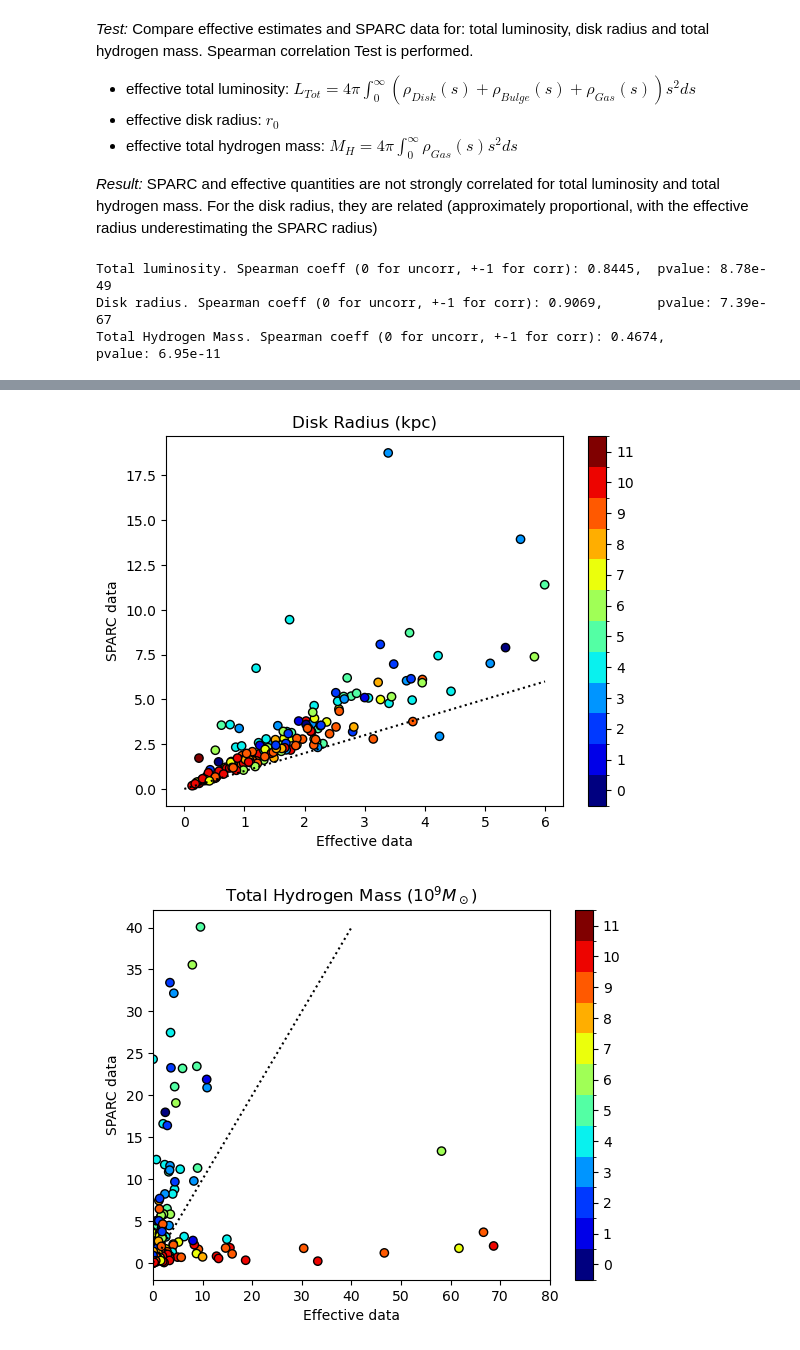
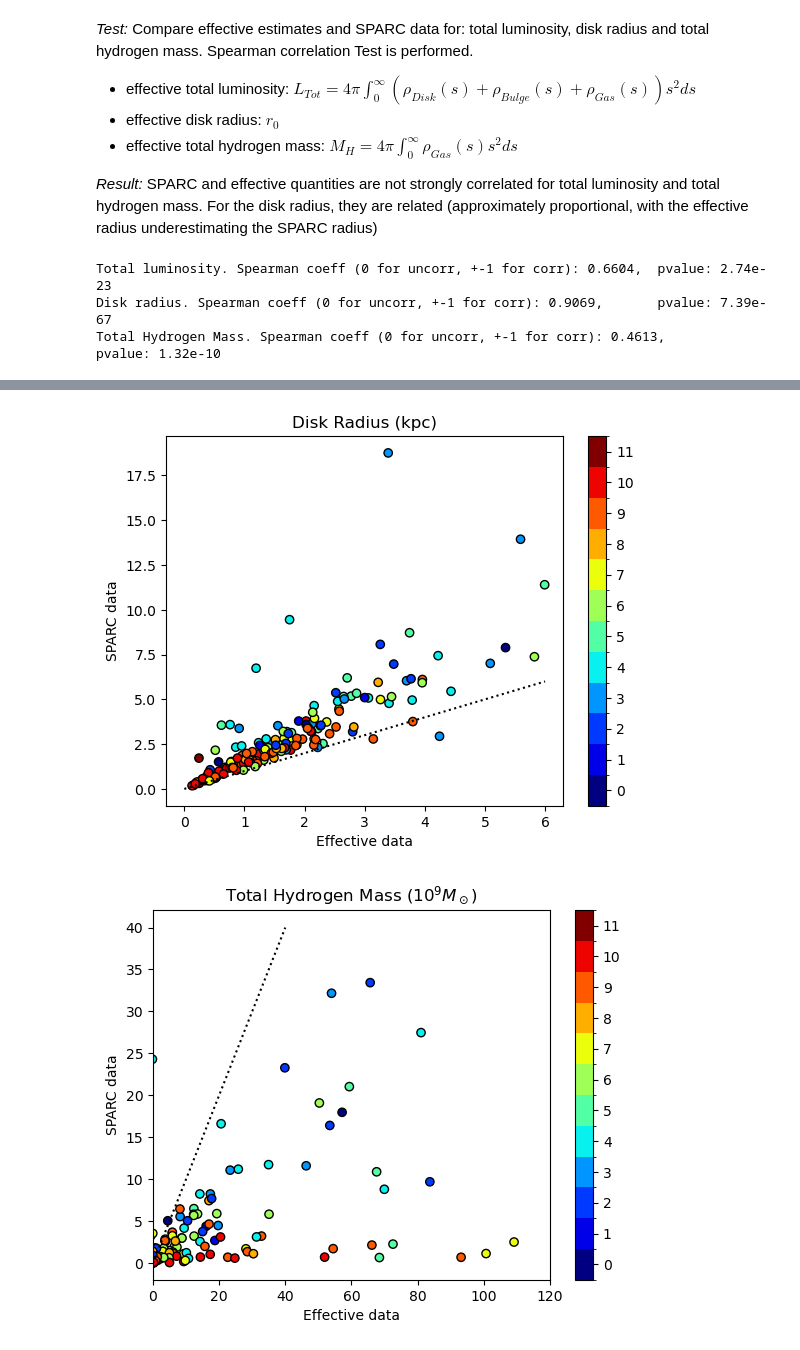
Before and after one commit to GaiaMarangon/PhD-SPARC_analysis, a Jupyter notebook: sparcDensities.ipynb, the cells around one changed output, grey strips where cells are left out. Drawn from its saved outputs; the diff is of its cells as text; code cells hidden in the pictures.

Commit message:
updated sparcDensities (units)

```diff
--- a/sparcDensities.ipynb
+++ b/sparcDensities.ipynb
@@ -156,7 +156,7 @@ for i in range(len(data_list)):
     # DISK:
     rD = data[:,0]
     vD = data[:,4]
-    #compute effective density rho(r) from velocity v(r):  rho(r) = d_r(V^2 *R) /4piG
+    #compute effective density rho(r) from velocity v(r):  rho(r) = d_r(V^2 *R) /4piG  [10^9 Ls /kpc^3]
     rhoEffD = (vD**2/rD**2+2*vD*deriv(vD,rD)/rD)/(4*np.pi*e.Gastro)
     #select data (neglect final points with zero effective density)
     endIdx=None
@@ -170,8 +170,8 @@ for i in range(len(data_list)):
     # get exponential law parameters a,r0
     r0D = -1.0/mD
     aD  = np.exp(qD)
-    # OPTIONAL: compute effective surf densities
-    sEffD = rhoEffD*rD
+    # OPTIONAL: compute effective surf densities [Ls/pc^2]
+    sEffD = rhoEffD*rD *1000
     # OPTIONAL: compute back velocities from rho(r)
     vEffD = np.sqrt( 4*np.pi*e.Gastro*aD /rD *( 2*r0D**3 - r0D*np.exp(-rD/r0D)*(rD**2 +2*rD*r0D +2*r0D**2)) )
 
@@ -187,7 +187,7 @@ for i in range(len(data_list)):
         isBul = True
         rB = data[:,0]
         vB = data[:,5]
-        #compute effective density rho(r) from velocity v(r):  rho(r) = d_r(V^2 *R) /4piG
+        #compute effective density rho(r) from velocity v(r):  rho(r) = d_r(V^2 *R) /4piG  [10^9 Ls /kpc^3]
         rhoEffB = (vB**2/rB**2+2*vB*deriv(vB,rB)/rB)/(4*np.pi*e.Gastro)
         #select data (neglect final points with zero effective density)
         endIdx=None
@@ -201,8 +201,8 @@ for i in range(len(data_list)):
         # get exponential law parameters a,r0
         r0B = -1.0/mB
         aB  = np.exp(qB)
-        # OPTIONAL: compute effective surf densities
-        sEffB = rhoEffB*rB
+        # OPTIONAL: compute effective surf densities [Ls/pc^2]
+        sEffB = rhoEffB*rB *1000
         # OPTIONAL: compute back velocities from rho(r)
         vEffB = np.sqrt( 4*np.pi*e.Gastro*aB /rB *( 2*r0B**3 - r0B*np.exp(-rB/r0B)*(rB**2 +2*rB*r0B +2*r0B**2)) )
 
@@ -215,7 +215,7 @@ for i in range(len(data_list)):
         startIdx = np.max(np.where(vG<0))+1
     rG = rG[startIdx:]
     vG = vG[startIdx:]
-    #compute effective density rho(r) from velocity v(r):  rho(r) = d_r(V^2 *R) /4piG
+    #compute effective density rho(r) from velocity v(r):  rho(r) = d_r(V^2 *R) /4piG  [10^9 Ls /kpc^3]
     rhoEffG = (vG**2/rG**2+2*vG*deriv(vG,rG)/rG)/(4*np.pi*e.Gastro)
     #select data (neglect final points with zero effective density)
     selectIdx=np.full(len(rhoEffG), True)
@@ -230,8 +230,8 @@ for i in range(len(data_list)):
     # get exponential law parameters a,r0
     r0G = -1.0/mG
     aG  = np.exp(qG)
-    # OPTIONAL: compute effective surf densities
-    sEffG = rhoEffG*rG
+    # OPTIONAL: compute effective surf densities [Ls/pc^2]
+    sEffG = rhoEffG*rG *1000
     # OPTIONAL: compute back velocities from rho(r)
     vEffG = np.sqrt( 4*np.pi*e.Gastro*aG /rG *( 2*r0G**3 - r0G*np.exp(-rG/r0G)*(rG**2 +2*rG*r0G +2*r0G**2)) )
 
@@ -253,7 +253,7 @@ for i in range(len(data_list)):
     plt.title(names_list[i])
     plt.legend()
     plt.xlabel("R (kpc)")
-    plt.ylabel(r"$\rho$ ($L_\odot / pc^2 kpc$)")
+    plt.ylabel(r"$\rho$ ($10^9 L_\odot / kpc^3$)")
     #save and close
     figname = names_list[i]+"_logRho"
     figpath = os.path.join(dirOutPath+dirOut+dirOutFit,figname)
@@ -444,9 +444,9 @@ rB-rG. Spearman coeff (0 for uncorr, +-1 for corr): 0.1033,     pvalue: 0.1735
 # Compute effective quantities
 densTotParam = np.zeros((len(data_list),4))
 for i in range(len(data_list)):
-    lumDisk = 8*np.pi*densParam[i,1]*densParam[i,0]**2/1000
-    lumBulge = 8*np.pi*densParam[i,3]*densParam[i,2]**2/1000
-    lumGas = 8*np.pi*densParam[i,5]*densParam[i,4]**2/1000
+    lumDisk = 8*np.pi*densParam[i,1]*densParam[i,0]**3
+    lumBulge = 8*np.pi*densParam[i,3]*densParam[i,2]**3
+    lumGas = 8*np.pi*densParam[i,5]*densParam[i,4]**3
     lumTot = lumDisk + lumBulge + lumGas
     densTotParam[i,:]=np.array([lumDisk,lumBulge,lumGas,lumTot])
     # print(f"Lum Disk: {lumDisk:.4f}\tLum Bulge: {lumBulge:.4f}\tLum Gas: {lumGas:.4f}\tLum tot: {lumTot:.4f}")
@@ -494,13 +494,13 @@ plt.scatter(densTotParam[:,2],sparcData,c=hType_list, cmap=cmap, norm=norm, ec='
 plt.plot([0,40],[0,40],':',color='black')
 plt.xlabel(f"Effective data")
 plt.ylabel("SPARC data")
-plt.xlim([0,80])
+plt.xlim([0,120])
 plt.title("Total Hydrogen Mass ($10^9 M_\odot$)")
 plt.colorbar(ticks=np.linspace(0, 11, 12))
 # Spearman test for correlation
 res = stats.spearmanr(densTotParam[:,2],sparcData)
 print(f"Total Hydrogen Mass. Spearman coeff (0 for uncorr, +-1 for corr): {res.statistic:.4f},\tpvalue: {res.pvalue:.2e}")
 # %% [output]
-Total luminosity. Spearman coeff (0 for uncorr, +-1 for corr): 0.8445,  pvalue: 8.78e-49
+Total luminosity. Spearman coeff (0 for uncorr, +-1 for corr): 0.6604,  pvalue: 2.74e-23
 Disk radius. Spearman coeff (0 for uncorr, +-1 for corr): 0.9069,       pvalue: 7.39e-67
-Total Hydrogen Mass. Spearman coeff (0 for uncorr, +-1 for corr): 0.4674,       pvalue: 6.95e-11
+Total Hydrogen Mass. Spearman coeff (0 for uncorr, +-1 for corr): 0.4613,       pvalue: 1.32e-10
@@ -508,2 +508,2 @@ Total Hydrogen Mass. Spearman coeff (0 for uncorr, +-1 for corr): 0.4674,
 [figure]
-[figure, old version]
+[figure, new version]
```
Also changed, not shown: parts of 3 cells of this notebook, 2 other files.
